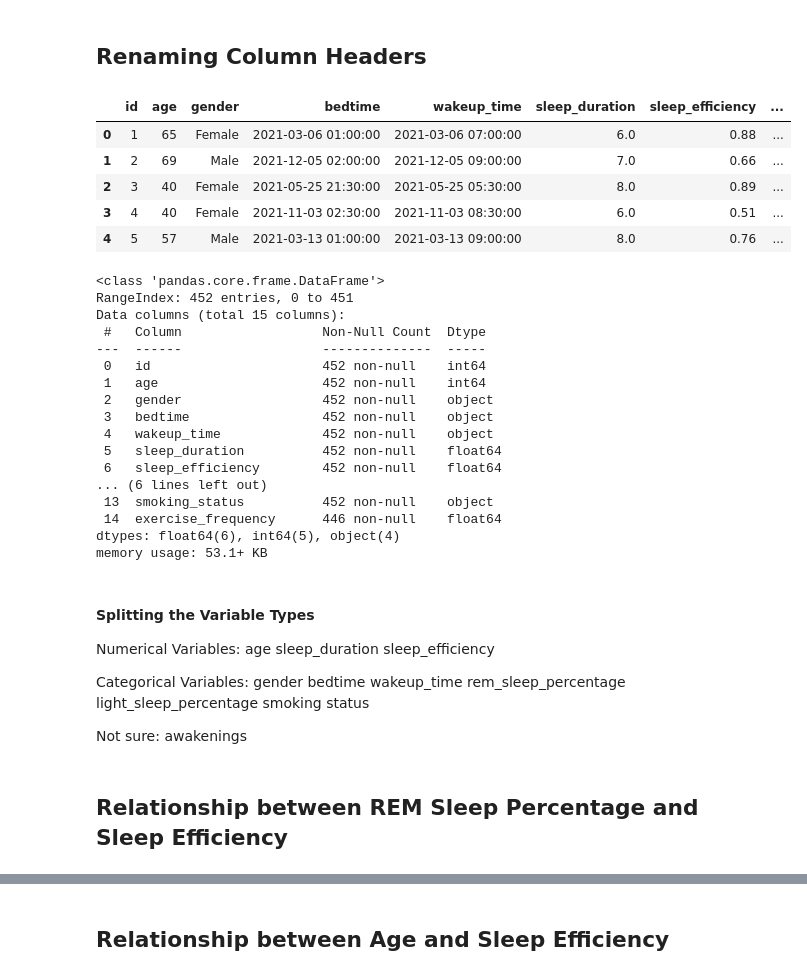
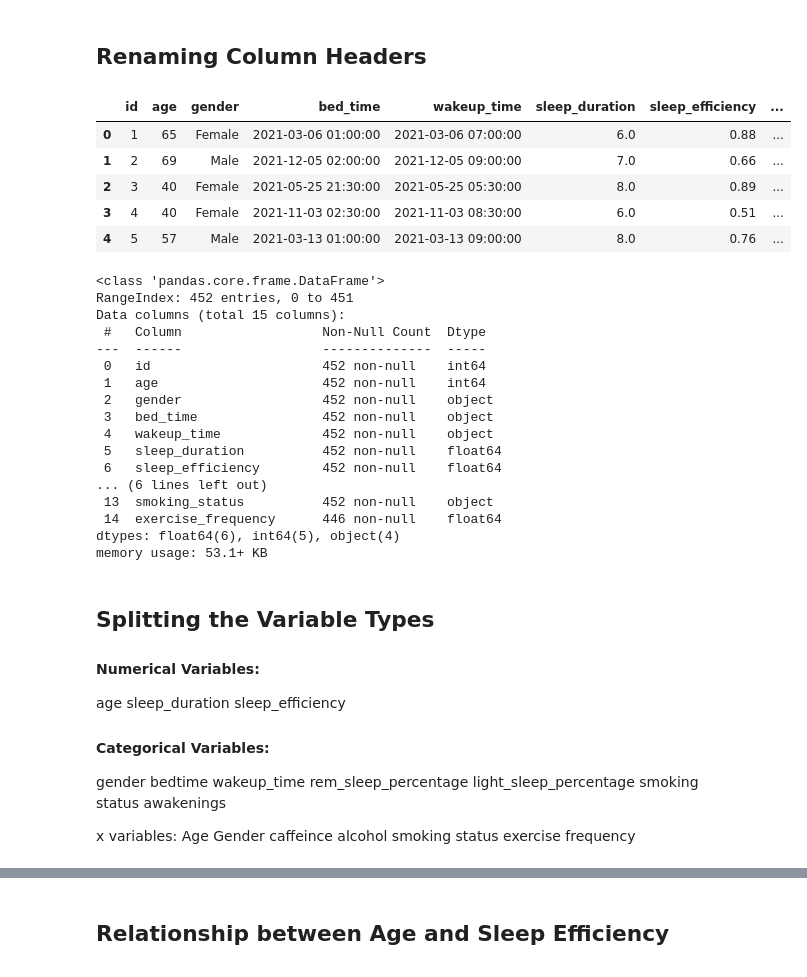
Before and after one commit to JeremyCEY/DSAI-Project, a Jupyter notebook: project.ipynb, the cells around one changed output, grey strips where cells are left out. Drawn from its saved outputs; the diff is of its cells as text; code cells hidden in the pictures.

```diff
--- a/project.ipynb
+++ b/project.ipynb
@@ -51,15 +71,15 @@ Additionally, the dataset includes information about each subject's caffeine and
 # %% [markdown]
 ## Renaming Column Headers
 # %%
-dataset = dataset.rename(columns={'ID':'id', 'Age':'age', 'Gender':'gender', 'Bedtime':'bedtime',
+dataset = dataset.rename(columns={'ID':'id', 'Age':'age', 'Gender':'gender', 'Bedtime':'bed_time',
                                    'Wakeup time':'wakeup_time', 'Sleep duration':'sleep_duration',
                                    'Sleep efficiency':'sleep_efficiency', 'REM sleep percentage':'rem_sleep_percentage',
                                    'Deep sleep percentage':'deep_sleep_percentage','Light sleep percentage':'light_sleep_percentage',
                                 'Awakenings':'awakenings','Caffeine consumption':'caffeine_consumption','Alcohol consumption':'alcohol_consumption',
                                 'Smoking status':'smoking_status','Exercise frequency':'exercise_frequency'})
 dataset.head()
 # %% [output]
-|  | id | age | gender | bedtime | wakeup_time | sleep_duration | sleep_efficiency | ... |
+|  | id | age | gender | bed_time | wakeup_time | sleep_duration | sleep_efficiency | ... |
 | 0 | 1 | 65 | Female | 2021-03-06 01:00:00 | 2021-03-06 07:00:00 | 6.0 | 0.88 | ... |
 | 1 | 2 | 69 | Male | 2021-12-05 02:00:00 | 2021-12-05 09:00:00 | 7.0 | 0.66 | ... |
 | 2 | 3 | 40 | Female | 2021-05-25 21:30:00 | 2021-05-25 05:30:00 | 8.0 | 0.89 | ... |
@@ -76,7 +96,7 @@ Data columns (total 15 columns):
  0   id                      452 non-null    int64
  1   age                     452 non-null    int64
  2   gender                  452 non-null    object
- 3   bedtime                 452 non-null    object
+ 3   bed_time                452 non-null    object
  4   wakeup_time             452 non-null    object
  5   sleep_duration          452 non-null    float64
  6   sleep_efficiency        452 non-null    float64
@@ -86,23 +106,28 @@ Data columns (total 15 columns):
 dtypes: float64(6), int64(5), object(4)
 memory usage: 53.1+ KB
 # %% [markdown]
-#### Splitting the Variable Types
+## Splitting the Variable Types
 
-Numerical Variables:
+#### Numerical Variables:
 age
 sleep_duration
 sleep_efficiency
 
 
-Categorical Variables:
+#### Categorical Variables:
 gender
 bedtime
 wakeup_time
 rem_sleep_percentage
 light_sleep_percentage
 smoking status
+awakenings
 
-Not sure:
-awakenings
+
+x variables:
+Age
+Gender
+caffeince
+alcohol
+smoking status
+exercise frequency
-# %% [markdown]
-## Relationship between REM Sleep Percentage and Sleep Efficiency
```
Also changed, not shown: parts of 32 cells of this notebook.
